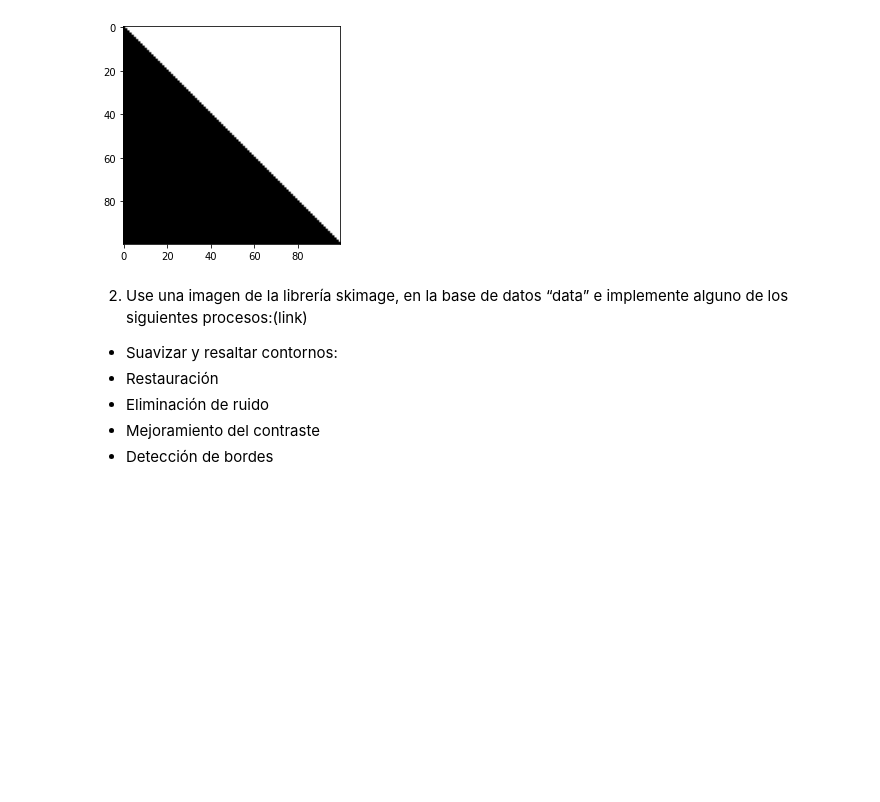
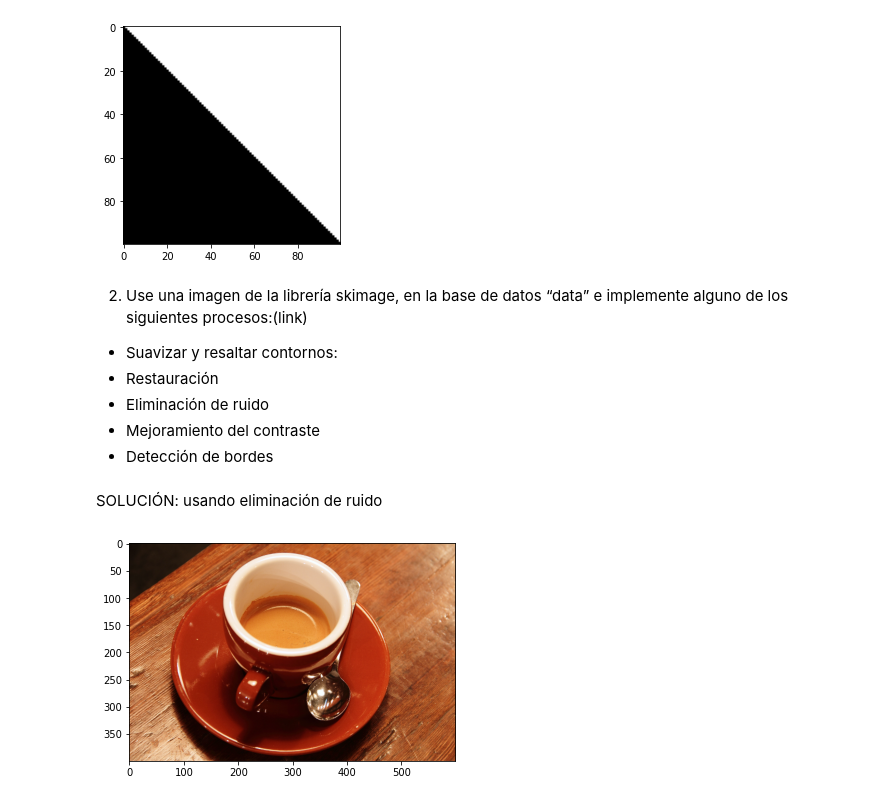
Before and after one commit to LinaBoyaca/Programaci-n_G12, a Jupyter notebook: Taller_3_grupal.ipynb, the cells around one changed output. Saved outputs shown, nothing was run; the diff lists cells and outputs as text; code cells hidden in the pictures; blank space fills up the shorter version.

```diff
--- a/Taller_3_grupal.ipynb
+++ b/Taller_3_grupal.ipynb
@@ -35,4 +35,14 @@ pt.show()                                       #Muestra Grafico creqa
 *   Eliminación de ruido
 *   Mejoramiento del contraste
 *   Detección de bordes
+# %% [markdown]
+SOLUCIÓN: usando eliminación de ruido
+# %%
+#importamos una imagen de la base de datos de skimage usando data
+from skimage import io
+imagen =data.coffee()
+plt.imshow(imagen)
+plt.show()
+# %% [output]
+[figure, added]
 # %%
```
Also changed, not shown: parts of 2 cells of this notebook.
